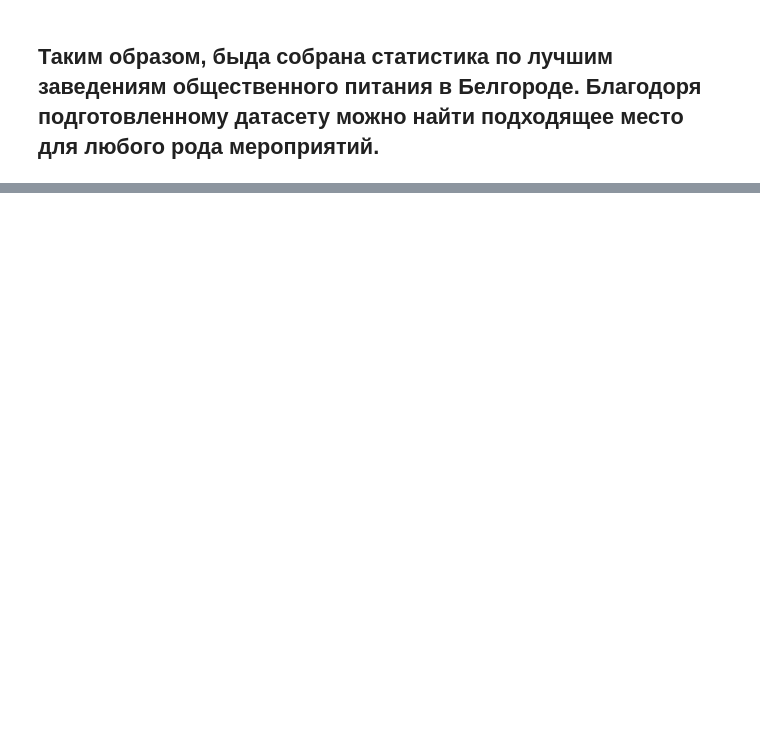
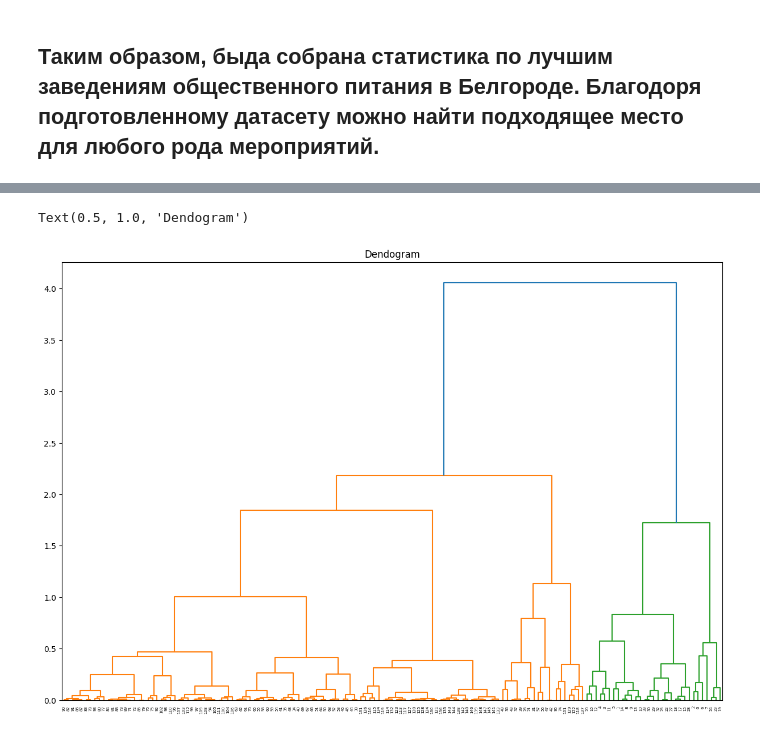
Before and after one commit to crissyro/base-of-DS, a Jupyter notebook: notebooks/EDA_belgorod_food_places.ipynb, the cells around one changed output, grey strips where cells are left out. Drawn from its saved outputs; the diff is of its cells as text; code cells hidden in the pictures; blank space fills up the shorter version.

```diff
--- a/notebooks/EDA_belgorod_food_places.ipynb
+++ b/notebooks/EDA_belgorod_food_places.ipynb
@@ -541,0 +584,9 @@ clear_df.to_csv('data/belgorod_food_places_clean.csv', index=False, encoding='ut
+# %%
+linked = linkage(data_scaled, method='ward')
+
+plt.figure(figsize=(15,10))
+dendrogram(linked, orientation='top', distance_sort='descending', show_leaf_counts=False)
+plt.title('Dendogram')
+# %% [output]
+Text(0.5, 1.0, 'Dendogram')
+[figure, added]
```
Also changed, not shown: parts of 21 cells of this notebook, 1 other file.
